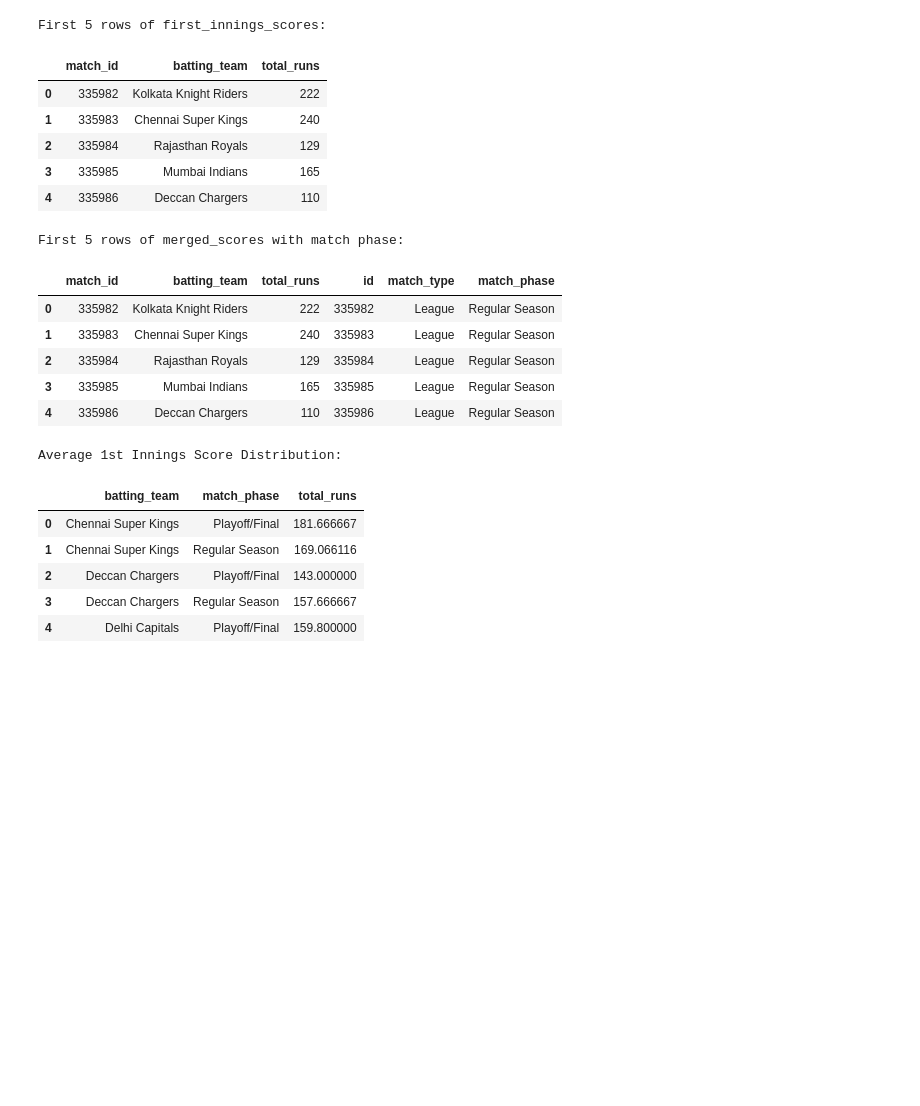
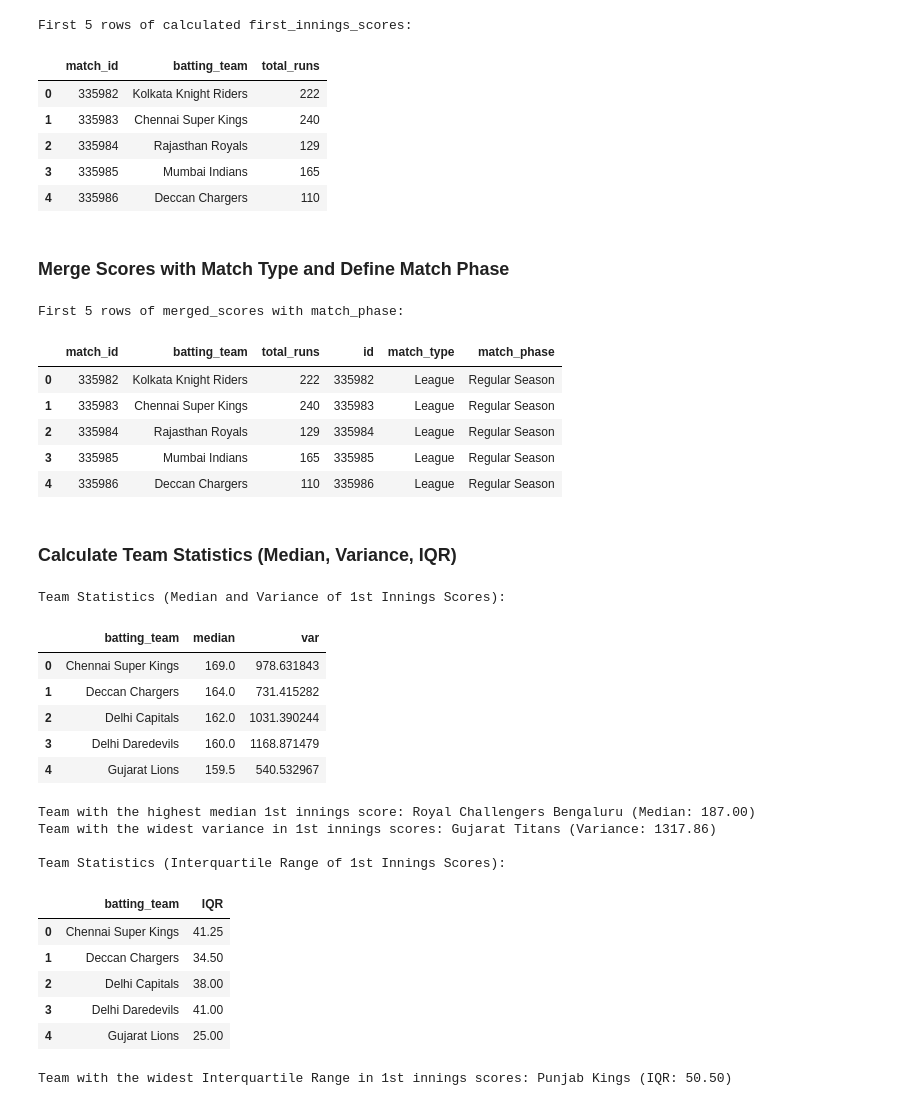
Before and after one commit to iiitl/EDA-IPL, a Jupyter notebook: notebooks/E5.ipynb, the cells around one changed output. Saved outputs shown, nothing was run; the diff lists cells and outputs as text; code cells hidden in the pictures; blank space fills up the shorter version.

```diff
--- a/notebooks/E5.ipynb
+++ b/notebooks/E5.ipynb
@@ -6,37 +11,79 @@ matches_df = pd.read_csv('matches.csv')
 # %%
-first_innings_scores = deliveries_df[deliveries_df['inning'] == 1].groupby(['match_id', 'batting_team'])['total_runs'].sum().reset_index()
-print('First 5 rows of first_innings_scores:')
+
+first_innings_scores = deliveries_df[deliveries_df['inning'] == 1]
+
+
+first_innings_scores = first_innings_scores.groupby(['match_id', 'batting_team'])['total_runs'].sum().reset_index()
+
+print('First 5 rows of calculated first_innings_scores:')
 display(first_innings_scores.head())
 # %% [output]
-First 5 rows of first_innings_scores:
+First 5 rows of calculated first_innings_scores:
 |  | match_id | batting_team | total_runs |
 | 0 | 335982 | Kolkata Knight Riders | 222 |
 | 1 | 335983 | Chennai Super Kings | 240 |
 | 2 | 335984 | Rajasthan Royals | 129 |
 | 3 | 335985 | Mumbai Indians | 165 |
 | 4 | 335986 | Deccan Chargers | 110 |
+# %% [markdown]
+### Merge Scores with Match Type and Define Match Phase
 # %%
+
 merged_scores = pd.merge(first_innings_scores, matches_df[['id', 'match_type']], left_on='match_id', right_on='id', how='left')
-merged_scores['match_phase'] = merged_scores['match_type'].apply(lambda x: 'Playoff/Final' if x == 'Eliminator' or x == 'Qualifier 1' or x == 'Qualifier 2' or x == 'Final' else 'Regular Season')
-print('First 5 rows of merged_scores with match phase:')
+
+merged_scores['match_phase'] = merged_scores['match_type'].apply(
+    lambda x: 'Playoff/Final' if any(keyword in x for keyword in ['Final', 'Qualifier', 'Qualifier 1', 'Qualifier 2', 'Eliminator', 'Semi Final', 'Elimination Final', '3rd Place Play-Off'])
+    else 'Regular Season'
+)
+
+print('First 5 rows of merged_scores with match_phase:')
 display(merged_scores.head())
 # %% [output]
-First 5 rows of merged_scores with match phase:
+First 5 rows of merged_scores with match_phase:
 |  | match_id | batting_team | total_runs | id | match_type | match_phase |
 | 0 | 335982 | Kolkata Knight Riders | 222 | 335982 | League | Regular Season |
 | 1 | 335983 | Chennai Super Kings | 240 | 335983 | League | Regular Season |
 | 2 | 335984 | Rajasthan Royals | 129 | 335984 | League | Regular Season |
 | 3 | 335985 | Mumbai Indians | 165 | 335985 | League | Regular Season |
 | 4 | 335986 | Deccan Chargers | 110 | 335986 | League | Regular Season |
-# %%
-average_scores_distribution = merged_scores.groupby(['batting_team', 'match_phase'])['total_runs'].mean().reset_index()
-print('Average 1st Innings Score Distribution:')
-display(average_scores_distribution.head())
-# %% [output]
-Average 1st Innings Score Distribution:
-|  | batting_team | match_phase | total_runs |
-| 0 | Chennai Super Kings | Playoff/Final | 181.666667 |
-| 1 | Chennai Super Kings | Regular Season | 169.066116 |
-| 2 | Deccan Chargers | Playoff/Final | 143.000000 |
-| 3 | Deccan Chargers | Regular Season | 157.666667 |
-| 4 | Delhi Capitals | Playoff/Final | 159.800000 |
+# %% [markdown]
+### Calculate Team Statistics (Median, Variance, IQR)
+# %%
+
+team_stats = merged_scores.groupby('batting_team')['total_runs'].agg(['median', 'var']).reset_index()
+print('Team Statistics (Median and Variance of 1st Innings Scores):')
+display(team_stats.head())
+
+
+team_highest_median = team_stats.loc[team_stats['median'].idxmax()]
+team_widest_variance = team_stats.loc[team_stats['var'].idxmax()]
+
+print(f"\nTeam with the highest median 1st innings score: {team_highest_median['batting_team']} (Median: {team_highest_median['median']:.2f})")
+print(f"Team with the widest variance in 1st innings scores: {team_widest_variance['batting_team']} (Variance: {team_widest_variance['var']:.2f})")
+
+
+team_iqr = merged_scores.groupby('batting_team')['total_runs'].apply(lambda x: x.quantile(0.75) - x.quantile(0.25)).reset_index(name='IQR')
+print('\nTeam Statistics (Interquartile Range of 1st Innings Scores):')
+display(team_iqr.head())
+
+team_widest_iqr = team_iqr.loc[team_iqr['IQR'].idxmax()]
+print(f"Team with the widest Interquartile Range in 1st innings scores: {team_widest_iqr['batting_team']} (IQR: {team_widest_iqr['IQR']:.2f})")
+# %% [output]
+Team Statistics (Median and Variance of 1st Innings Scores):
+|  | batting_team | median | var |
+| 0 | Chennai Super Kings | 169.0 | 978.631843 |
+| 1 | Deccan Chargers | 164.0 | 731.415282 |
+| 2 | Delhi Capitals | 162.0 | 1031.390244 |
+| 3 | Delhi Daredevils | 160.0 | 1168.871479 |
+| 4 | Gujarat Lions | 159.5 | 540.532967 |
+Team with the highest median 1st innings score: Royal Challengers Bengaluru (Median: 187.00)
+Team with the widest variance in 1st innings scores: Gujarat Titans (Variance: 1317.86)
+
+Team Statistics (Interquartile Range of 1st Innings Scores):
+|  | batting_team | IQR |
+| 0 | Chennai Super Kings | 41.25 |
+| 1 | Deccan Chargers | 34.50 |
+| 2 | Delhi Capitals | 38.00 |
+| 3 | Delhi Daredevils | 41.00 |
+| 4 | Gujarat Lions | 25.00 |
+Team with the widest Interquartile Range in 1st innings scores: Punjab Kings (IQR: 50.50)
```
Also changed, not shown: parts of 6 cells of this notebook.
